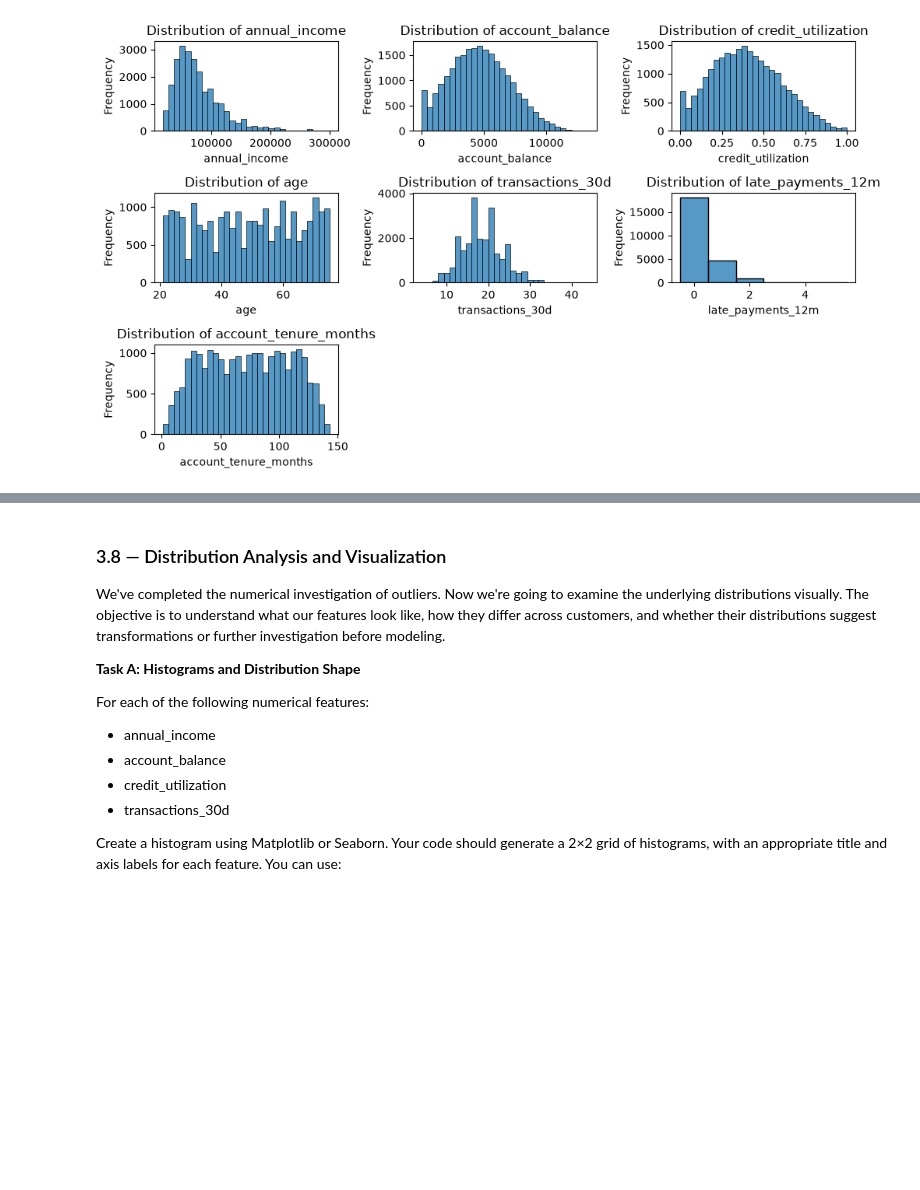
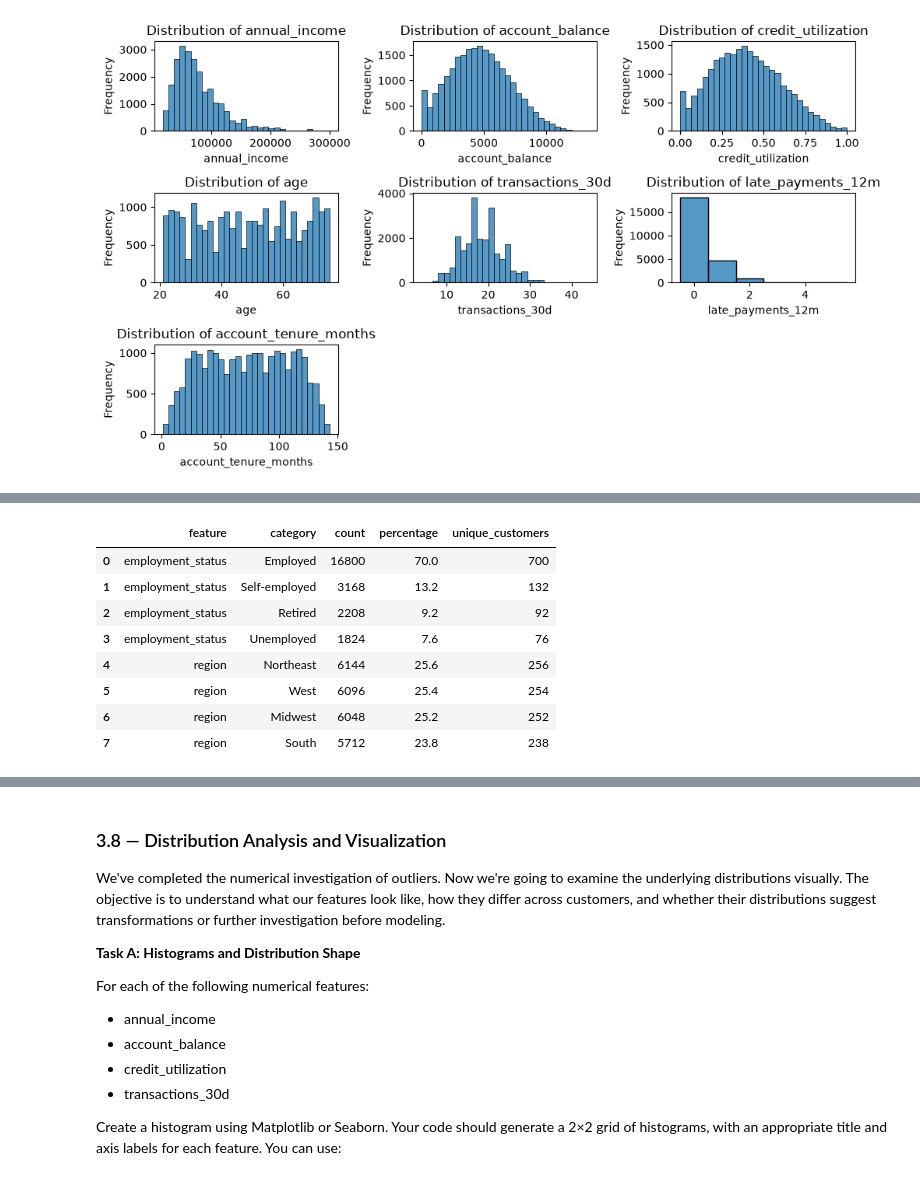
Before and after one commit to JadenGrossbaum/Data-Science, a Jupyter notebook: Chapter 5 EDA/Chapter5_Final_EDA_Workflow.ipynb, the cells around one changed output, grey strips where cells are left out. Drawn from its saved outputs; the diff is of its cells as text; code cells hidden in the pictures; blank space fills up the shorter version.

```diff
--- a/Chapter 5 EDA/Chapter5_Final_EDA_Workflow.ipynb
+++ b/Chapter 5 EDA/Chapter5_Final_EDA_Workflow.ipynb
@@ -1096,0 +1219,43 @@ plt.show()
+# %%
+# Calculate Categorical Frequencies
+categorical_features = [
+    "employment_status",
+    "region"
+]
+
+results = []
+
+for feature in categorical_features:
+
+    counts = df[feature].value_counts()
+
+    percentages = (
+        df[feature].value_counts(normalize=True) * 100
+    )
+
+    unique_customers = (
+        df.groupby(feature)["customer_id"].nunique()
+    )
+
+    for category in counts.index:
+        results.append({
+            "feature": feature,
+            "category": category,
+            "count": counts[category],
+            "percentage": percentages[category],
+            "unique_customers": unique_customers[category]
+        })
+
+categorical_summary = pd.DataFrame(results)
+
+display(categorical_summary)
+# %% [output]
+|  | feature | category | count | percentage | unique_customers |
+| 0 | employment_status | Employed | 16800 | 70.0 | 700 |
+| 1 | employment_status | Self-employed | 3168 | 13.2 | 132 |
+| 2 | employment_status | Retired | 2208 | 9.2 | 92 |
+| 3 | employment_status | Unemployed | 1824 | 7.6 | 76 |
+| 4 | region | Northeast | 6144 | 25.6 | 256 |
+| 5 | region | West | 6096 | 25.4 | 254 |
+| 6 | region | Midwest | 6048 | 25.2 | 252 |
+| 7 | region | South | 5712 | 23.8 | 238 |
```
Also changed, not shown: parts of 21 cells of this notebook, 1 other file.
